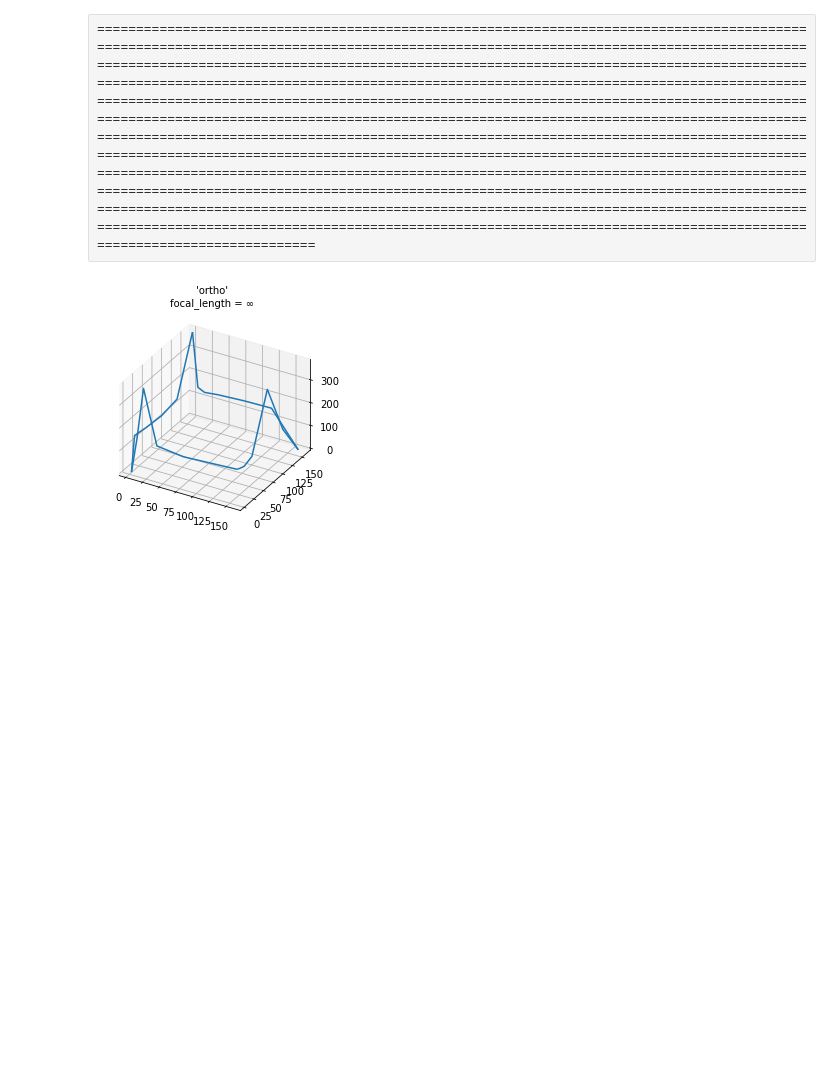
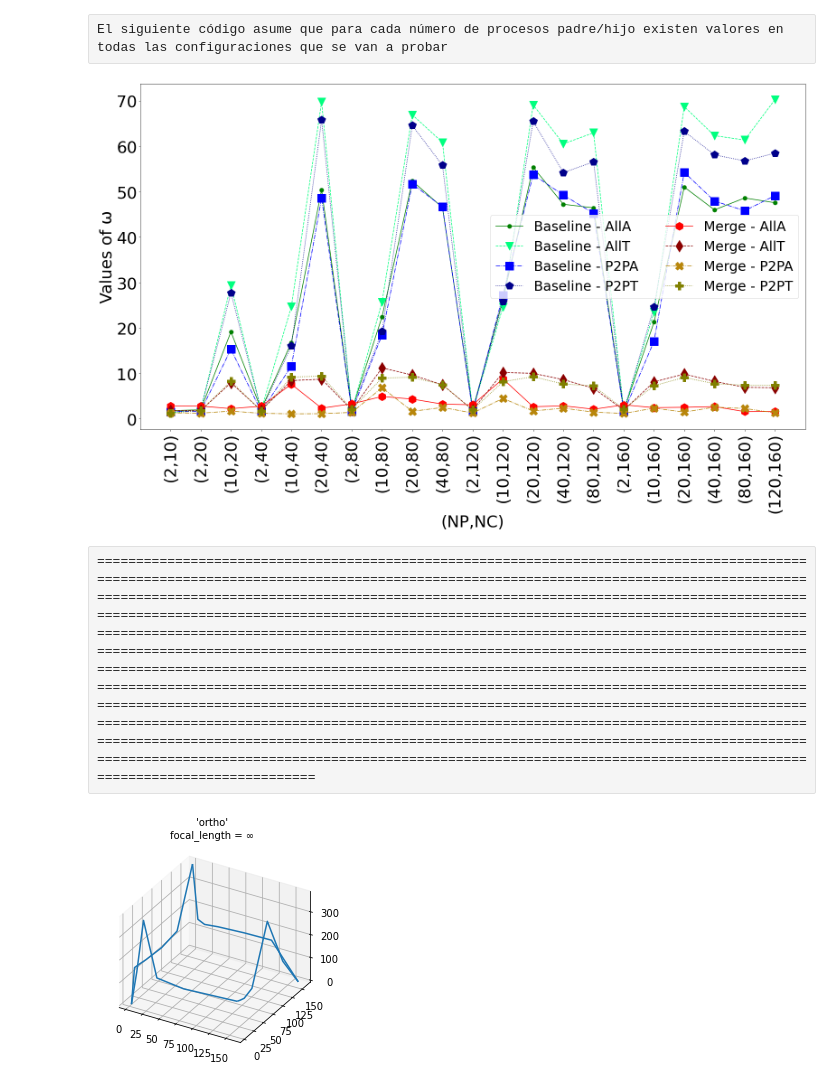
Before and after one commit to hpca-uji/Proteo, a Jupyter notebook: Analysis/new_analyser.ipynb, the cells around one changed output. Drawn from its saved outputs; the diff is of its cells as text; code cells hidden in the pictures; blank space fills up the shorter version.

```diff
--- a/Analysis/new_analyser.ipynb
+++ b/Analysis/new_analyser.ipynb
@@ -58,9 +58,9 @@ labelsMethods = ['Baseline', 'Baseline single','Baseline - Asynchronous','Baseli
                  'Merge','Merge single','Merge - Asynchronous','Merge single - Asynchronous']
                   #4      #5             #6                     #7
 
-colors_spawn = ['green','springgreen','blue','darkblue','red','darkred','darkgoldenrod','olive','violet']
-linestyle_spawn = ['-', '--', '-.', ':']
-markers_spawn = ['.','v','s','p', 'h','d','X','P','^']
+colors_m = ['green','springgreen','blue','darkblue','red','darkred','darkgoldenrod','olive','violet']
+linestyle_m = ['-', '--', '-.', ':']
+markers_m = ['.','v','s','p', 'h','d','X','P','^']
 
 OrMult_patch = mpatches.Patch(hatch='', facecolor='green', label='Baseline')
 OrSing_patch = mpatches.Patch(hatch='', facecolor='springgreen', label='Baseline single')
@@ -520,3 +658,70 @@ print(aux_counts)
+# %% [raw]
+El siguiente código asume que para cada número de procesos padre/hijo existen valores en todas las configuraciones que se van a probar
+# %%
+used_direction='e'
+test_parameter='omega' #Valores son "alpha" o "omega"
+
+if test_parameter == 'alpha':
+    name_fig="Alpha_"
+    real_parameter='Alpha'
+    name_legend = "Values of α"
+    used_config = configurations_simple
+    data_aux = grouped_aggM[grouped_aggM[real_parameter] > 0]
+elif test_parameter == 'omega':
+    name_fig="Omega_"
+    real_parameter='Omega'
+    name_legend = "Values of ω"
+    used_config = configurations
+    data_aux = grouped_aggLAsynch[grouped_aggLAsynch[real_parameter] > 0]
+if used_direction=='s':
+    data_aux=data_aux.query('NP > NC')
+    name_fig= name_fig+"Shrink"
+elif used_direction=='e':
+    data_aux=data_aux.query('NP < NC')
+    name_fig= name_fig+"Expand"
+elif used_direction=='a':
+    name_fig= name_fig+"All"
+
+plot_data = []
+for config in used_config:
+    if config[0] > 0:
+        dataLists = get_config_data(real_parameter, data_aux, config)
+        dataLists = list(filter(lambda x: x != float('infinity'), dataLists))
+        plot_data.append(dataLists)
+
+labels_aux = []
+for ns_aux in processes:
+    for np_aux in processes:
+        if used_direction=='s' and np_aux > ns_aux or used_direction=='e' and np_aux < ns_aux or used_direction=='a' and np_aux != ns_aux:
+            new_label = "(" + str(np_aux) + "," + str(ns_aux) + ")"
+            labels_aux.append(new_label)
+#print(data_aux[real_parameter])
+#print(plot_data)
+#print(len(plot_data))
+#print(labels_aux)
+#print(len(labels_aux))
+labelsMethods_aux = ['Baseline - AllA', 'Baseline - AllT','Baseline - P2PA','Baseline - P2PT',
+                    'Merge - AllA','Merge - AllT','Merge - P2PA','Merge - P2PT']
+
+f=plt.figure(figsize=(22, 14))
+ax=f.add_subplot(111)
+x = np.arange(len(labels_aux))
+for index in range(len(plot_data)):
+    array_aux = plot_data[index]
+    ax.plot(x, array_aux, color=colors_m[index%len(colors_m)], linestyle=linestyle_m[index%len(linestyle_m)], \
+        marker=markers_m[index%len(markers_m)], markersize=18, label=labelsMethods_aux[index])
+
+ax.set_xlabel("(NP,NC)", fontsize=36)
+ax.set_ylabel(name_legend, fontsize=36)
+plt.xticks(x, labels_aux,rotation=90)
+ax.tick_params(axis='both', which='major', labelsize=36)
+ax.tick_params(axis='both', which='minor', labelsize=36)
+plt.legend(loc='best', fontsize=30,ncol=2,framealpha=0.8)
+
+f.tight_layout()
+f.savefig("Images/LinePlot_"+name_fig+".png", format="png")
+# %% [output]
+[figure, added]
 # %% [raw]
 ================================================================================================================================================================================================================================================================================================================================================================================================================================================================================================================================================================================================================================================================================================================================================================================================================================================================================================================================================================================================================================================================================================================================================================
 # %%
```
Also changed, not shown: parts of 22 cells of this notebook.
